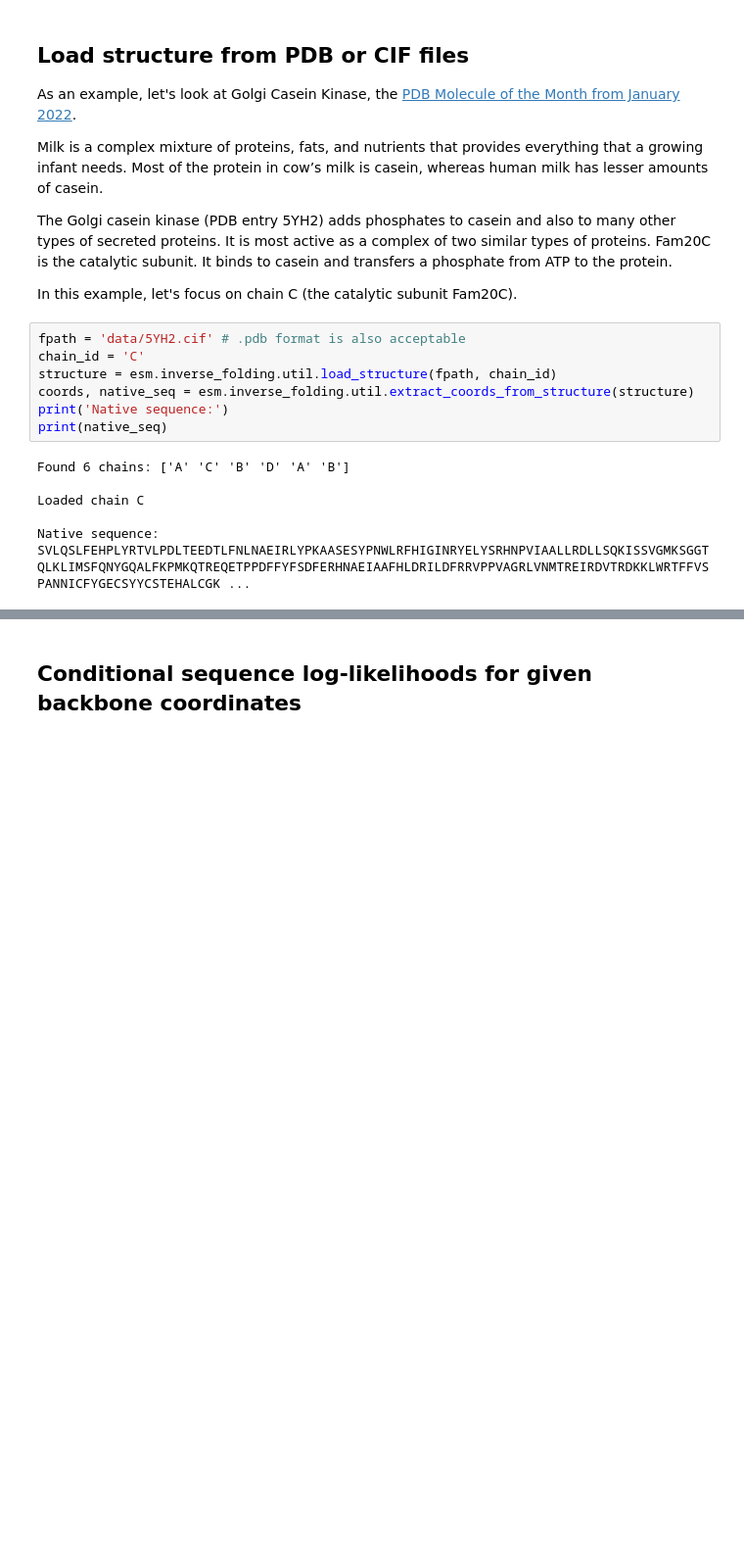
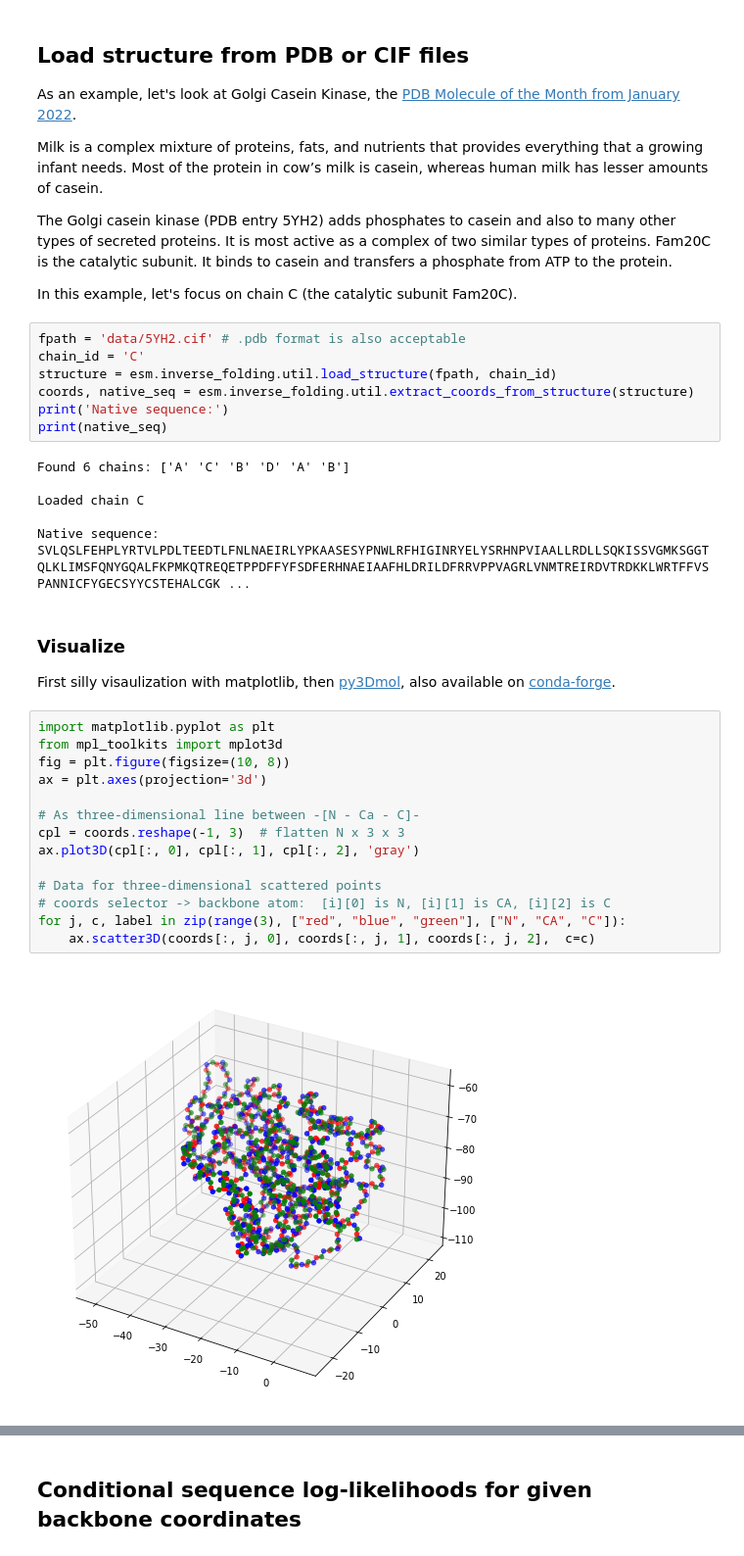
Before and after one commit to facebookresearch/esm, a Jupyter notebook: examples/inverse_folding/notebook.ipynb, the cells around one changed output, grey strips where cells are left out. Shown at 98% size. Drawn from its saved outputs; the diff is of its cells as text; blank space fills up the shorter version.

```diff
--- a/examples/inverse_folding/notebook.ipynb
+++ b/examples/inverse_folding/notebook.ipynb
@@ -31,0 +38,20 @@ SVLQSLFEHPLYRTVLPDLTEEDTLFNLNAEIRLYPKAASESYPNWLRFHIGINRYELYSRHNPVIAALLRDLLSQKISS
+# %% [markdown]
+### Visualize
+
+First silly visaulization with matplotlib, then [py3Dmol](https://github.com/3dmol/3Dmol.js/tree/master/py3Dmol), also available on [conda-forge](https://anaconda.org/conda-forge/py3dmol).
+# %%
+import matplotlib.pyplot as plt
+from mpl_toolkits import mplot3d
+fig = plt.figure(figsize=(10, 8))
+ax = plt.axes(projection='3d')
+
+# As three-dimensional line between -[N - Ca - C]-
+cpl = coords.reshape(-1, 3)  # flatten N x 3 x 3
+ax.plot3D(cpl[:, 0], cpl[:, 1], cpl[:, 2], 'gray')
+
+# Data for three-dimensional scattered points
+# coords selector -> backbone atom:  [i][0] is N, [i][1] is CA, [i][2] is C
+for j, c, label in zip(range(3), ["red", "blue", "green"], ["N", "CA", "C"]):
+    ax.scatter3D(coords[:, j, 0], coords[:, j, 1], coords[:, j, 2],  c=c)
+# %% [output]
+[figure, added]
```
Also changed, not shown: parts of 9 cells of this notebook.
